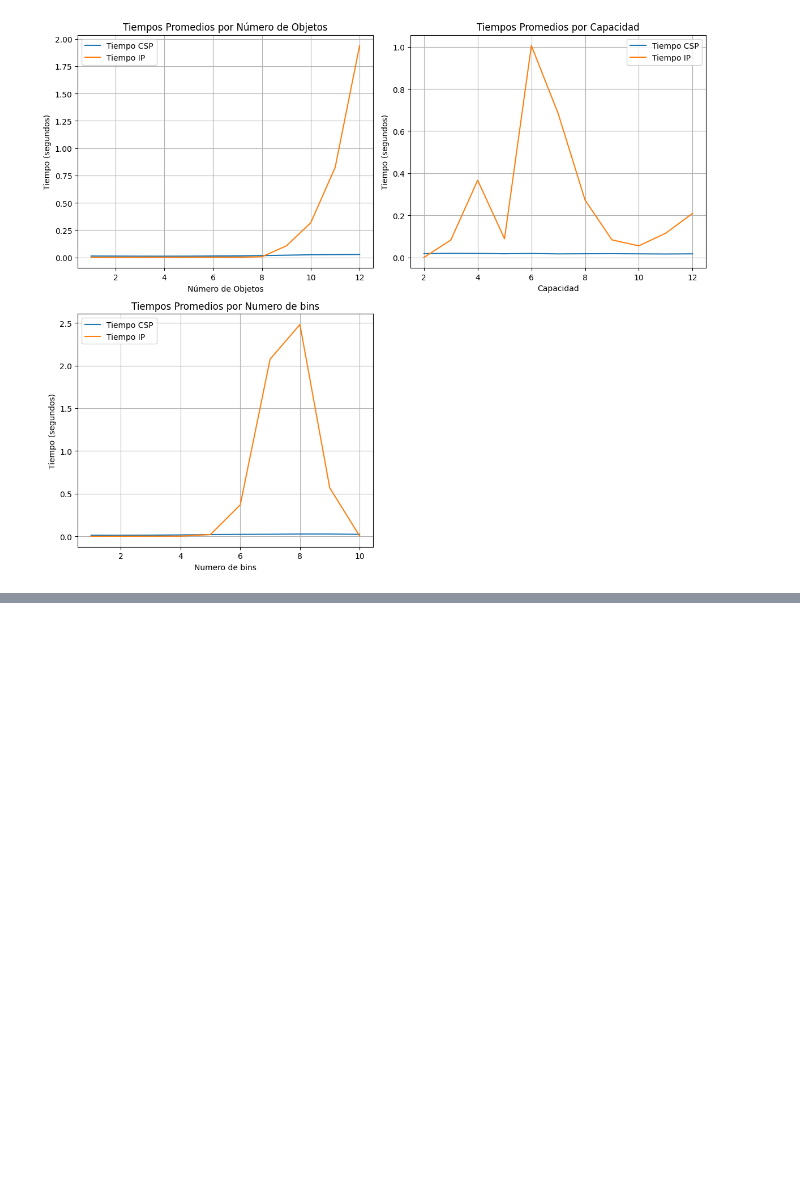
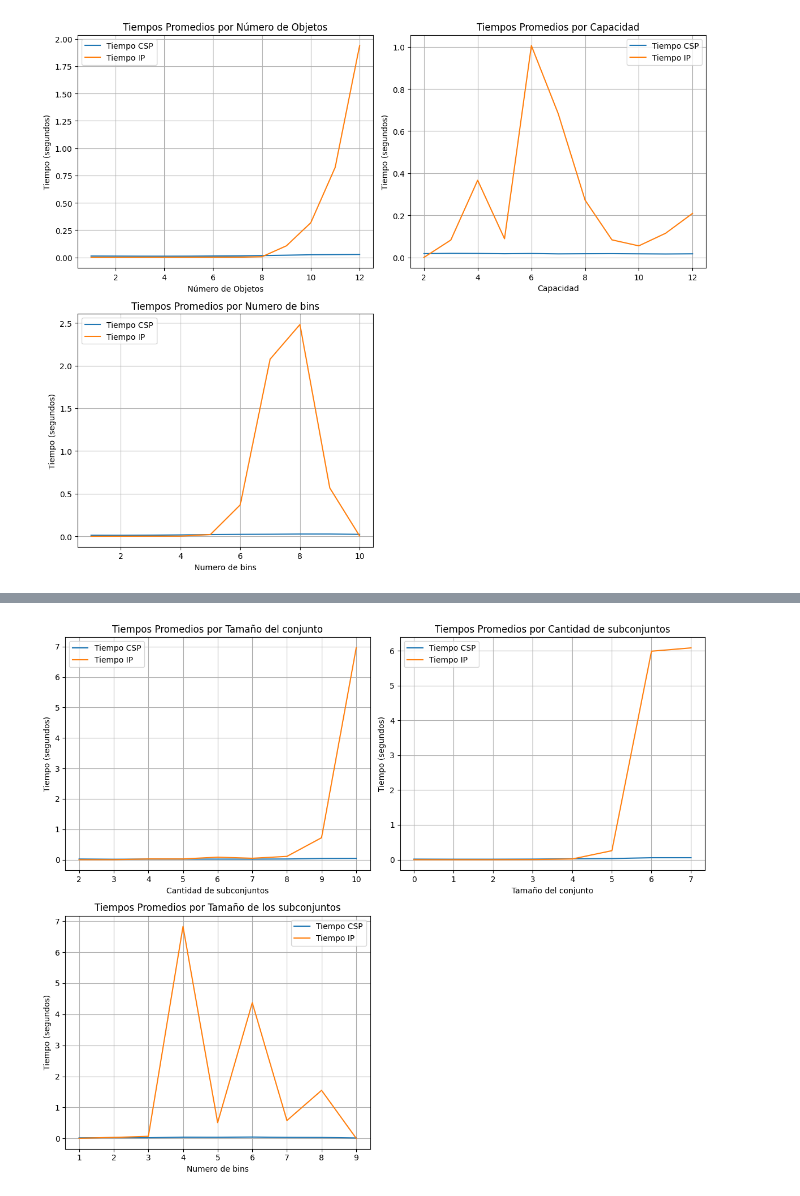
Before and after one commit to javierrodriguezsanchez/Comparison-between-CSP-and-IP, a Jupyter notebook: src/data_plotting.ipynb, the cells around one changed output, grey strips where cells are left out. Cells and saved outputs as stored; diff of their text form; code cells hidden in the pictures; blank space fills up the shorter version.

```diff
--- a/src/data_plotting.ipynb
+++ b/src/data_plotting.ipynb
@@ -309,0 +501,82 @@ plt.show()
+# %%
+import json
+import os
+import pandas as pd
+import matplotlib.pyplot as plt
+import math
+
+if os.path.exists('Portfolio/data.json'):
+        # Leer el contenido existente del archivo JSON
+        with open('Portfolio/data.json', 'r') as f:
+            datos = json.load(f)
+else:
+    # Si no existe, inicializar un nuevo diccionario
+    datos = {}
+
+tabla = {
+    'b':[],
+    "n":[],
+    "r":[],
+    "CSP":[],
+    "IP":[]
+}
+
+for key in datos.keys():
+    b = datos[key]['description']['b']
+    n = datos[key]['description']['n']
+    r = datos[key]['description']['r']
+
+    tabla['b'].append(b)
+    tabla['n'].append(n)
+    tabla["r"].append(r)
+
+    for solucion in datos[key]["results"]:
+        tabla[solucion['method']].append(solucion['time'])
+
+
+df = pd.DataFrame(tabla)
+
+promedio_tiempo_n = df[['n', 'CSP', 'IP']].groupby('n').mean()
+
+promedio_tiempo_b = df[['b', 'CSP', 'IP']].groupby('b').mean()
+
+promedio_tiempo_r = df[['r', 'CSP', 'IP']].groupby('r').mean()
+
+
+plt.figure(figsize=(12, 10))
+
+plt.subplot(2, 2, 2) # (filas, columnas, índice)
+plt.plot(promedio_tiempo_n.index, promedio_tiempo_n['CSP'], label='Tiempo CSP')
+plt.plot(promedio_tiempo_n.index, promedio_tiempo_n['IP'], label='Tiempo IP')
+plt.title('Tiempos Promedios por Cantidad de subconjuntos')
+plt.xlabel('Tamaño del conjunto')
+plt.ylabel('Tiempo (segundos)')
+plt.legend()
+plt.grid()
+
+# Segunda gráfica: Tiempos promedio por Tamaño del conjunto
+plt.subplot(2, 2, 1)
+plt.plot(promedio_tiempo_b.index, promedio_tiempo_b['CSP'], label='Tiempo CSP')
+plt.plot(promedio_tiempo_b.index, promedio_tiempo_b['IP'], label='Tiempo IP')
+plt.title('Tiempos Promedios por Tamaño del conjunto')
+plt.xlabel('Cantidad de subconjuntos')
+plt.ylabel('Tiempo (segundos)')
+plt.legend()
+plt.grid()
+
+# Tercera gráfica: Tiempos promedio por Tamaño de los subconjuntos
+plt.subplot(2, 2, 3) # (filas, columnas, índice)
+plt.plot(promedio_tiempo_r.index, promedio_tiempo_r['CSP'], label='Tiempo CSP')
+plt.plot(promedio_tiempo_r.index, promedio_tiempo_r['IP'], label='Tiempo IP')
+plt.title('Tiempos Promedios por Tamaño de los subconjuntos')
+plt.xlabel('Numero de bins')
+plt.ylabel('Tiempo (segundos)')
+plt.legend()
+plt.grid()
+
+
+# Mostrar las gráficas
+plt.tight_layout()
+plt.show()
+# %% [output]
+[figure, added]
```
Also changed, not shown: parts of 5 cells of this notebook, 11 other files.
